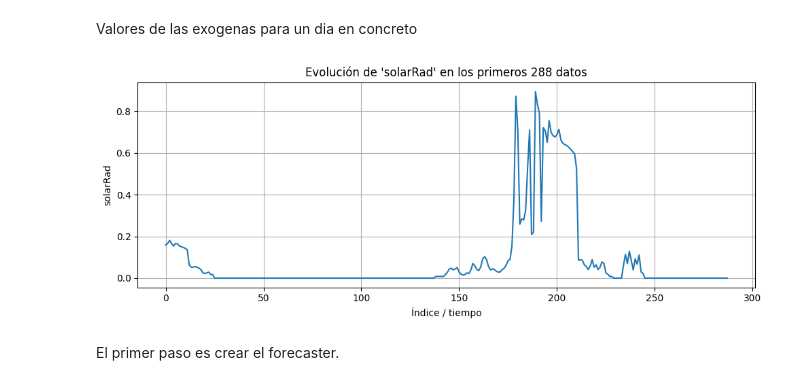
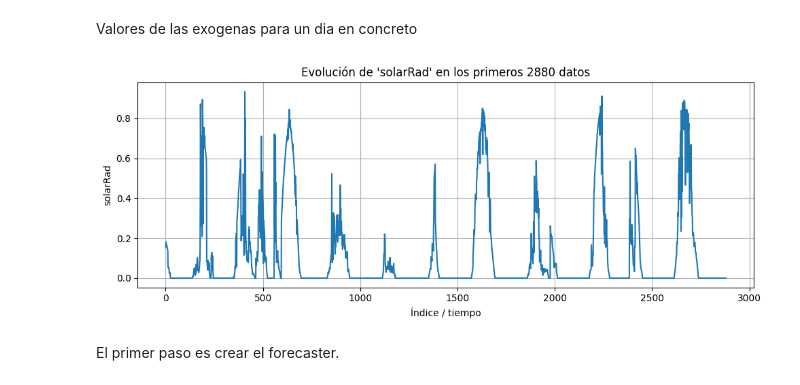
Before and after one commit to GuilleBlancoUC/TFG---IA-DE-PREDICCION-FOTOVOLTAICA, a Jupyter notebook: 3 - Código/SimpleTreeCTC.ipynb, the cells around one changed output. Drawn from its saved outputs; the diff is of its cells as text; code cells hidden in the pictures.

```diff
--- a/3 - Código/SimpleTreeCTC.ipynb
+++ b/3 - Código/SimpleTreeCTC.ipynb
@@ -122,18 +120,18 @@ plt.show()
 # %% [markdown]
 Valores de las exogenas para un dia en concreto
 # %%
-pasos_dia = (24 * 60 // 5)   #288 primer dia de data_train (datos cada 5 minutos)
+pasos_dia = 10 * (24 * 60 // 5)   #288 primer dia de data_train (datos cada 5 minutos)
 
 plt.figure(figsize=(10, 4))
 plt.plot(train_scaled.index[:pasos_dia], train_scaled[var].iloc[:pasos_dia])
 plt.xlabel("Índice / tiempo")
 plt.ylabel(var)
 plt.title(f"Evolución de '{var}' en los primeros {pasos_dia} datos")
 plt.grid(True)
 plt.tight_layout()
 plt.show()
 # %% [output]
-[figure, old version]
+[figure, new version]
 # %% [markdown]
 El primer paso es crear el forecaster.
 # %%
```
Also changed, not shown: parts of 13 cells of this notebook, 28 other files.
